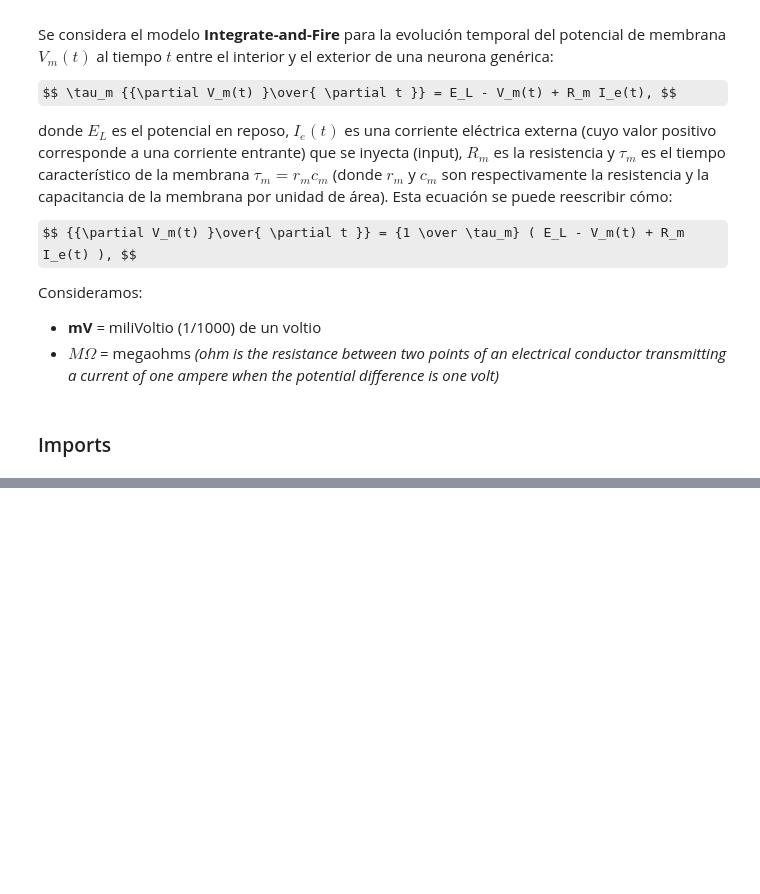
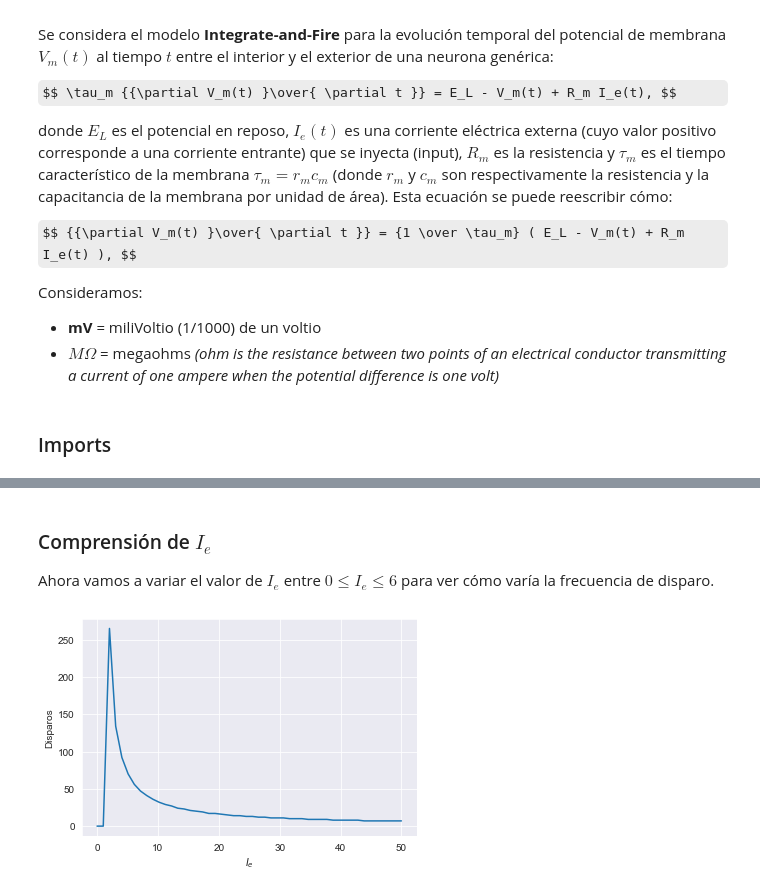
Before and after one commit to rusito-23/RedesNeuronales2020, a Jupyter notebook: TP2/TP2.ipynb, the cells around one changed output, grey strips where cells are left out. Drawn from its saved outputs; the diff is of its cells as text; code cells hidden in the pictures; some formulas as TeX source; blank space fills up the shorter version.

```diff
--- a/TP2/TP2.ipynb
+++ b/TP2/TP2.ipynb
@@ -116,0 +139,64 @@ plt.show()
+# %% [markdown]
+### Comprensión de $I_e$
+
+Ahora vamos a variar el valor de $I_e$ entre $0 \leq I_e \leq 6$ para ver cómo varía la frecuencia de disparo.
+# %%
+class IntegrateAndFireRK4IC(IntegrateAndFireRK4):
+    """
+    Aproximación con RK4 y umbral de disparo
+    En este caso sólo vamos a continuar hasta el primer
+    disparo para calcular la frecuencia de disparo,
+    en términos de pasos de integración.
+    """
+    def __call__(self, T, h):
+        # inicializamos las aproximaciones
+        A = []
+        freq = 0
+        r = self.V0
+
+        # buscamos una aproximación para cada punto
+        for i, t in enumerate(T):
+            if r > self.V_th:
+                r = self.V0
+                break
+            A.append(r)
+
+            freq += 1
+            p = A[i-1]
+            k1 = h * self.dx(p)
+            k2 = h * self.dx(p + 0.5 * k1)
+            k3 = h * self.dx(p + 0.5 * k2)
+            k4 = h * self.dx(p + k3)
+            r += (k1 + 2*k2 + 2*k3 + k4)/6
+
+        # reseteamos el valor de la frecuencia
+        # si nunca llegamos al valor
+        if freq == len(T):
+            freq = 0
+
+        return np.array(A, np.float32), freq
+
+def ejercicio_c():
+
+    # inicializamos
+    I_E = np.linspace(0, 50)
+    model = IntegrateAndFireRK4IC()
+    h = 0.05
+    T = np.arange(0, 200, h)
+    I_e, F = [], []
+
+    # iteramos y aproximamos
+    for i_e in I_E:
+        model.I_e = i_e
+        V, freq = model(T, h)
+        I_e.append(i_e)
+        F.append(freq)
+
+    plt.plot(I_e, F)
+    plt.ylabel('Disparos')
+    plt.xlabel('$I_e$')
+
+ejercicio_c()
+plt.savefig('./diagramas/grafico_c.png')
+# %% [output]
+[figure, added]
```
Also changed, not shown: parts of 12 cells of this notebook, 6 other files.
